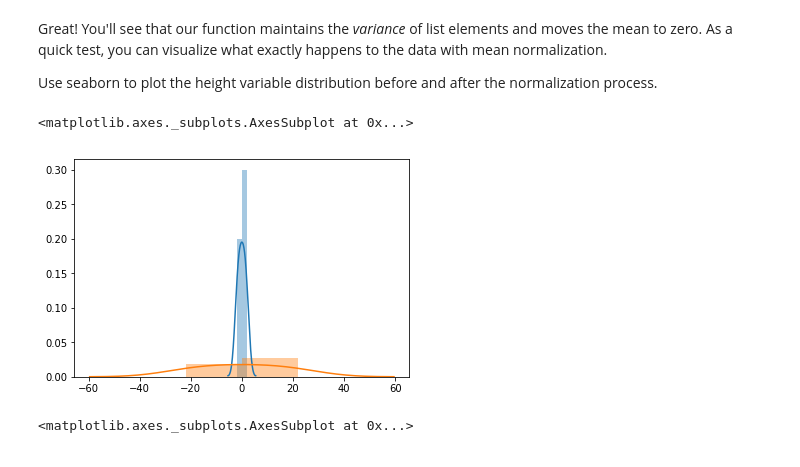
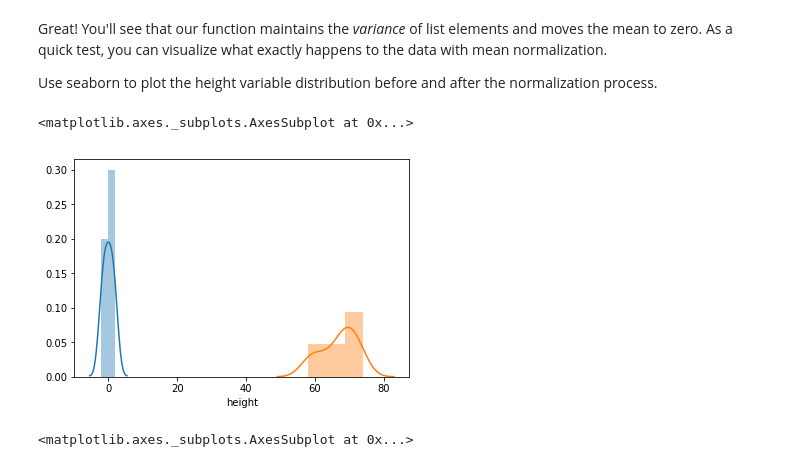
Before and after one commit to jmt0221/dsc-correlation-covariance-lab-nyc-ds-082619, a Jupyter notebook: index.ipynb, the cells around one changed output. Drawn from its saved outputs; the diff is of its cells as text; code cells hidden in the pictures.

```diff
--- a/index.ipynb
+++ b/index.ipynb
@@ -100,12 +100,12 @@ Use seaborn to plot the height variable distribution before and after the normal
 # %%
 # Visualize the height data distribution before and after mean normalization
 import seaborn as sns
 %matplotlib inline
 sns.distplot(x)
-sns.distplot()
+sns.distplot(df['height'])
 # %% [output]
 <matplotlib.axes._subplots.AxesSubplot at 0x...>
-[figure, old version]
+[figure, new version]
 # %%
 # %% [output]
 <matplotlib.axes._subplots.AxesSubplot at 0x...>
```
